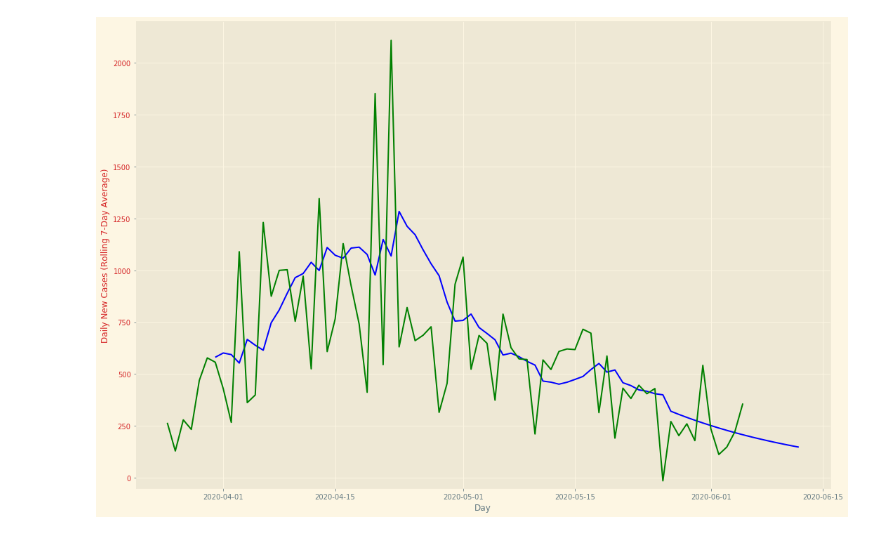
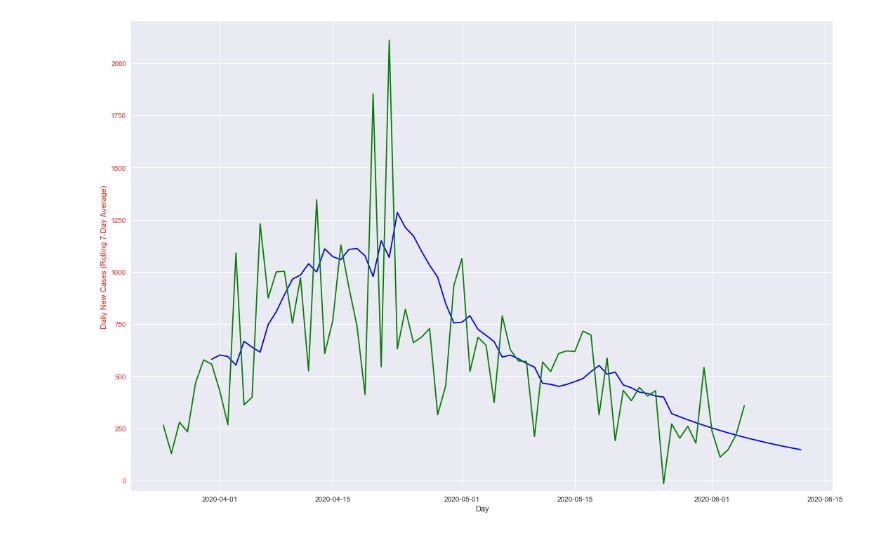
Before and after one commit to JasonCabral/CT_Covid_Alerts, a Jupyter notebook: data_munge.ipynb, the cells around one changed output. Drawn from its saved outputs; the diff is of its cells as text; code cells hidden in the pictures.

```diff
--- a/data_munge.ipynb
+++ b/data_munge.ipynb
@@ -176,28 +111,28 @@ extended_dat['date'] = extended_dat.index
 # %%
 
-plt.style.use('Solarize_Light2')
+plt.style.use('seaborn')
 
 fig, ax1 = plt.subplots(figsize=(15,10))
 
 color = 'tab:red'
 ax1.set_xlabel('Day')
 ax1.set_ylabel('Daily New Cases (Rolling 7-Day Average)', color=color)
 # ax1.plot(extended_dat['date'], extended_dat['rolling_new_cases'], color=color)
 ax1.plot(extended_dat['date'], extended_dat['modeled_cases'], color='blue')
 ax1.plot(extended_dat['date'], extended_dat['daily_new_cases'], color='green')
 ax1.tick_params(axis='y', labelcolor=color)
 ax1.set_ylim([-50, 2200])
 
 # ax2 = ax1.twinx()
 
 # color = 'tab:blue'
 # ax2.set_ylabel('Daily New Deaths (Rolling 7-Day Average)', color=color)
 # ax2.plot(extended_dat['date'], extended_dat['rolling_new_deaths'], color=color)
 # ax2.tick_params(axis='y', labelcolor=color)
 # ax2.set_ylim([0, 120])
 
 fig.tight_layout()
 plt.show()
 # %% [output]
-[figure, old version]
+[figure, new version]
 # %%
```
Also changed, not shown: parts of 14 cells of this notebook.
